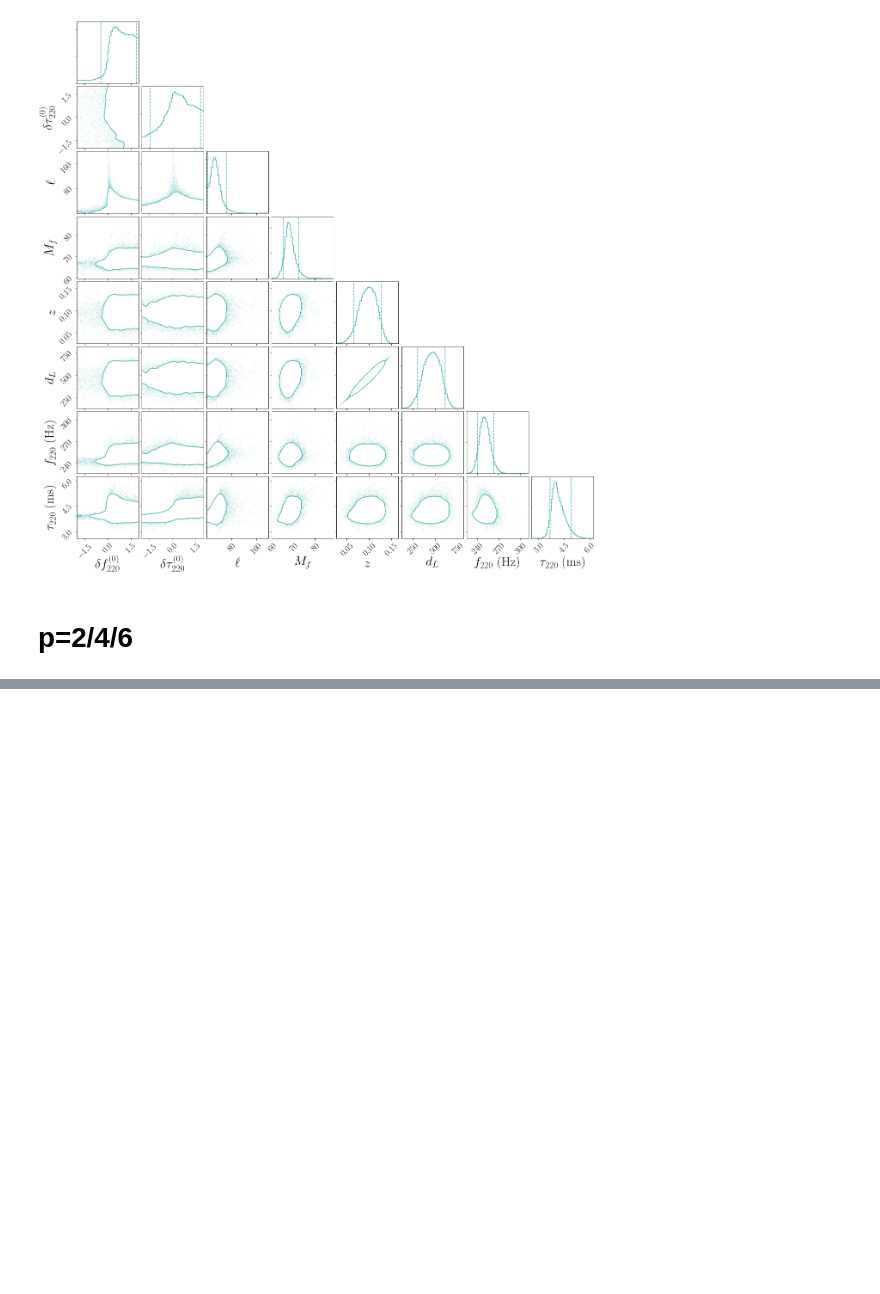
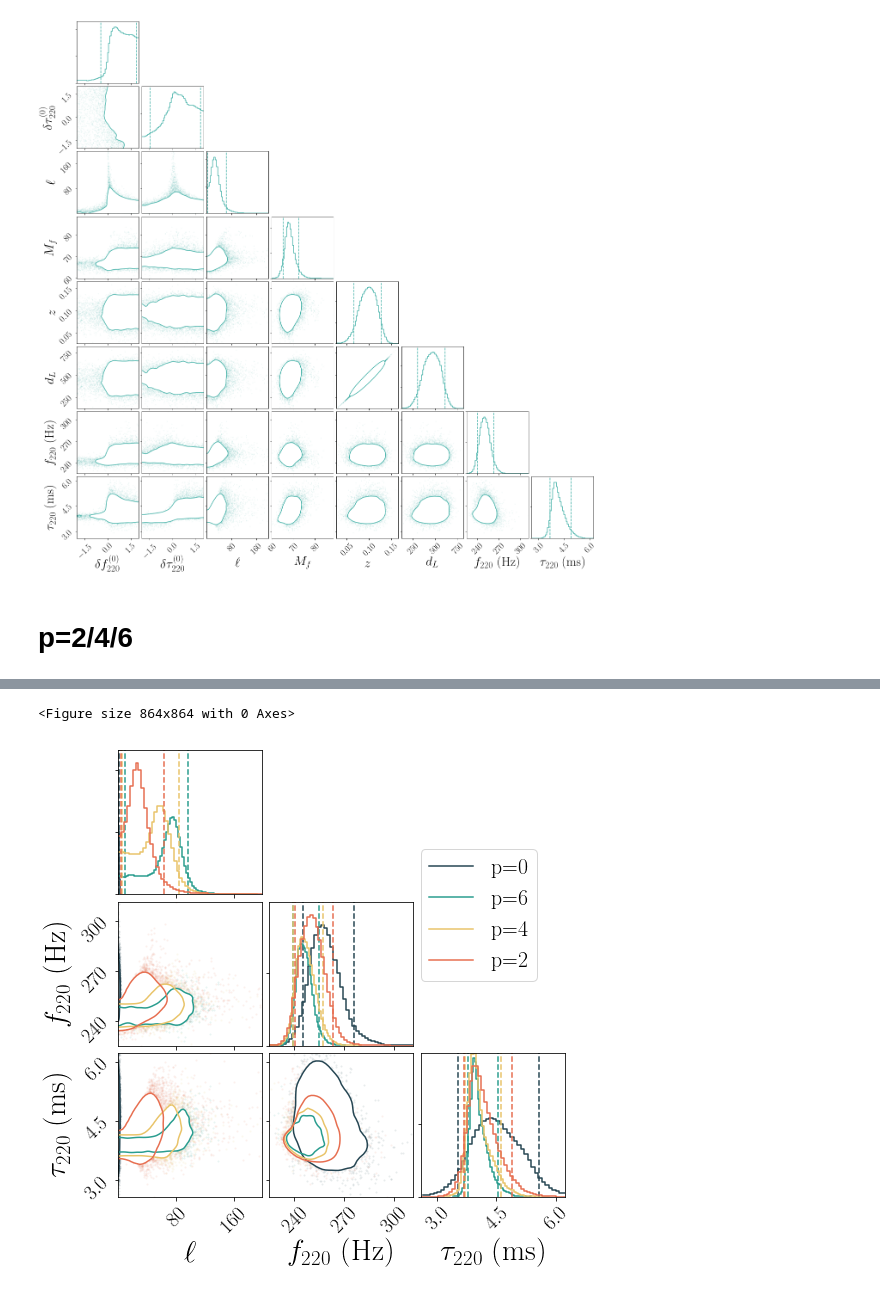
Before and after one commit to abhirup-ghosh/spinqnm, a Jupyter notebook: notebooks/ParSpec_comparisons.ipynb, the cells around one changed output, grey strips where cells are left out. Drawn from its saved outputs; the diff is of its cells as text; code cells hidden in the pictures; blank space fills up the shorter version.

```diff
--- a/notebooks/ParSpec_comparisons.ipynb
+++ b/notebooks/ParSpec_comparisons.ipynb
@@ -544,0 +553,59 @@ plt.show()
+# %%
+plt.figure(figsize=(12,12))
+
+data = np.genfromtxt("../runs/O1O2/GW150914/parspec_runs/p0_df0_dtau0/cbcBayes/posterior_samples.dat", names=True, dtype=None)
+m1, m2, a1z, a2z, r, z, domega, dtau, mf, rho_opt = data["m1"], data["m2"], data["a1z"], data["a2z"], data["dist"], \
+                                    data["redshift"], data["domega220"], data["dtau220"], data["mf_evol"], \
+                                    data['optimal_snr']
+
+
+domega210, dtau210 = np.zeros(len(m1)), np.zeros(len(m1))
+l = np.ones(len(m1))
+
+f_ps, tau_ps = eff_quant_parspec(m1, m2, a1z, a2z, r, domega, dtau, domega210, dtau210, l, 0)
+
+nsamples = len(domega)
+
+
+fig = corner.corner(np.vstack([np.random.randn(len(f_ps)), f_ps, tau_ps*1000.]).T, bins=50, color="#264653", \
+              smooth=1.5, smooth1d=1.5, weights=np.ones(nsamples)/nsamples, hist_bin_factor=1,
+              labels=['$\ell$','$f_{220}$ (Hz)', '$\\tau_{220}$ (ms)'],
+              label_kwargs=None, titles=None, show_titles=False, title_kwargs=None, truths=None,
+              truth_color='#4682b4', scale_hist=False, quantiles=[0.05,0.95], levels=[0.9], verbose=False, fig=None, max_n_ticks=3,
+              top_ticks=False, use_math_text=True, reverse=False, labelpad=0.0, hist_kwargs=None,
+              plot_datapoints=True, plot_density=None, plot_contours=True, no_fill_contours=False, fill_contours=False )
+
+plt.plot(0,0,color="#264653",label="p=0")
+
+for color, pNGR in zip(["#2a9d8f","#e9c46a","#e76f51"],[6,4,2]):
+
+    data = np.genfromtxt("../runs/O1O2/GW150914/parspec_runs/p%d_df0_dtau0_l//cbcBayes/posterior_samples.dat"%pNGR, names=True, dtype=None)
+
+    m1, m2, a1z, a2z, r, z, domega, dtau, l, mf, rho_opt = data["m1"], data["m2"], data["a1z"], data["a2z"], data["dist"], \
+                                    data["redshift"], data["domega220"], data["dtau220"], data["alphangr"], data["mf_evol"], \
+                                    data['optimal_snr']
+
+    idx, = np.where(rho_opt>10)
+    m1, m2, a1z, a2z, r, z, domega, dtau, l, mf, rho_opt = m1[idx], m2[idx], a1z[idx], a2z[idx], r[idx], z[idx], \
+                                                        domega[idx], dtau[idx], l[idx], mf[idx], rho_opt[idx]
+
+    domega210, dtau210 = np.zeros(len(m1)), np.zeros(len(m1))
+    f_ps, tau_ps = eff_quant_parspec(m1, m2, a1z, a2z, r, domega, dtau, domega210, dtau210, l, pNGR)
+
+    nsamples = len(domega)
+
+    corner.corner(np.vstack([l, f_ps, tau_ps*1000.]).T, bins=50, color=color, \
+              smooth=1.5, smooth1d=1.5, weights=np.ones(nsamples)/nsamples, hist_bin_factor=1,
+              labels=['$\ell$','$f_{220}$ (Hz)', '$\\tau_{220}$ (ms)'],
+              label_kwargs=None, titles=None, show_titles=False, title_kwargs=None, truths=None,
+              truth_color='#4682b4', scale_hist=False, quantiles=[0.05,0.95], levels=[0.9], verbose=False, fig=fig, max_n_ticks=3,
+              top_ticks=False, use_math_text=True, reverse=False, labelpad=0.0, hist_kwargs=None,
+              plot_datapoints=True, plot_density=None, plot_contours=True, no_fill_contours=False, fill_contours=False )
+
+    plt.plot(0,0,color=color,label="p=%d"%pNGR)
+
+plt.legend(loc=[0,1.5], fontsize=22)
+plt.show()
+# %% [output]
+<Figure size 864x864 with 0 Axes>
+[figure, added]
```
Also changed, not shown: parts of 4 cells of this notebook.
